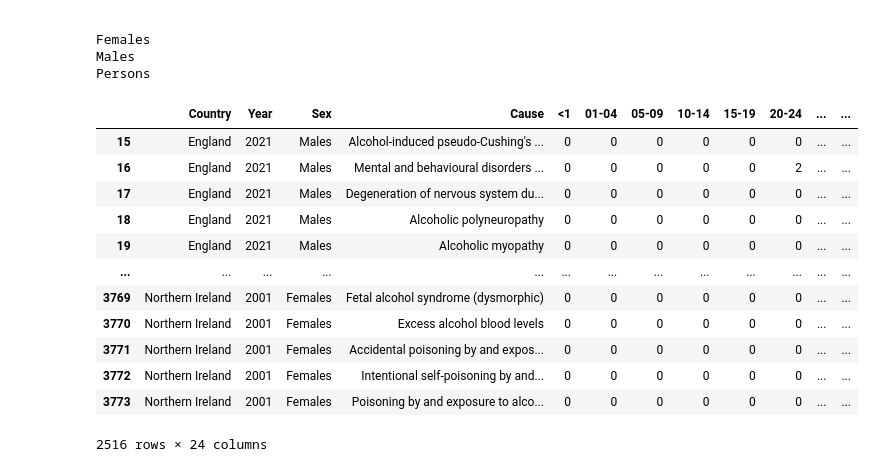
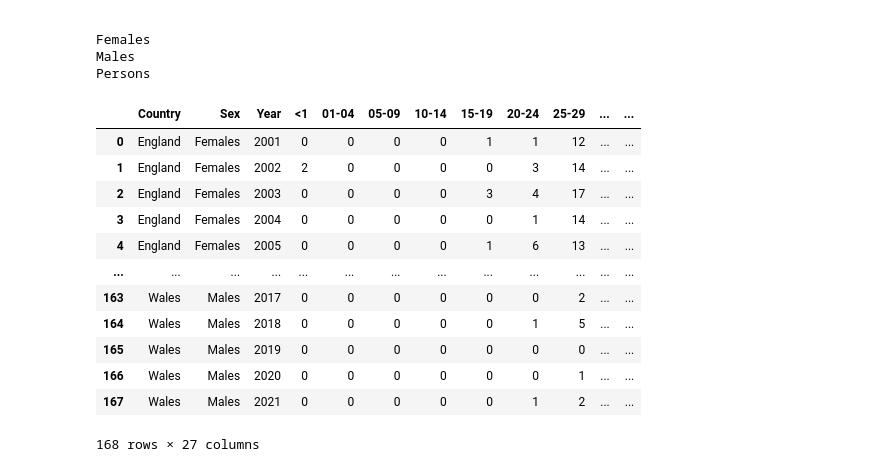
Before and after one commit to jarod-pret/project-group-1, a Jupyter notebook: data_science_project.ipynb, the cells around one changed output. Cells and saved outputs as stored; diff of their text form; code cells hidden in the pictures.

```diff
--- a/data_science_project.ipynb
+++ b/data_science_project.ipynb
@@ -238,7 +232,7 @@ df2 = pd.concat([df2_England, df2_Wales, df2_Scotland, df2_Northern_Ireland], ig
 
 # Rename the columns
 df2 = df2.rename(columns={'Year [note 3]' : 'Year', 'Individual cause of death description' : 'Cause'})
-df3 = df3.rename(columns={'Year [note 3]' : 'Year'})
+df3 = df3.rename(columns={'Year [note 3]' : 'Year', 'Area name' : 'Country'})
 
 # Move the 'Country' column to the first position
 df2.insert(0, 'Country', df2.pop('Country'))
@@ -246,26 +240,32 @@ df2.insert(0, 'Country', df2.pop('Country'))
 # Delete the rows and columns with totals
 df2 = df2[df2['Sex'] != 'Persons']
 df3 = df3[df3['Sex'] != 'Persons']
-df2 = df2.drop(columns=['All ages'])
+# df2 = df2.drop(columns=['All ages'])
 
 # Delete unnecessary rows and columns
-df2 = df2.drop(columns=['ICD-10 code'])
-df3 = df3.drop(columns=['Area code'])
-df3 = df3[df3['Area name'].isin(['England', 'Wales', 'Scotland', 'Northern Ireland'])]
+df2 = df2.drop(columns=['ICD-10 code', 'Cause'])
+df3 = df3.drop(columns=['Area code', 'Number of deaths'])
+df3 = df3[df3['Country'].isin(['England', 'Wales', 'Scotland', 'Northern Ireland'])]
+
+# Group df2 after the deletion of the Cause column
+df2 = df2.groupby(['Country', 'Sex', 'Year']).sum().reset_index()
+
+# Merge the dataframes of df2 and df3
+df = pd.merge(df2, df3, on=['Country', 'Sex', 'Year'])
 # %%
 # View the data
-df2
+df
 # %% [output]
-|  | Country | Year | Sex | Cause | <1 | 01-04 | 05-09 | 10-14 | 15-19 | 20-24 | ... | ... |
-| 15 | England | 2021 | Males | Alcohol-induced pseudo-Cushing's ... | 0 | 0 | 0 | 0 | 0 | 0 | ... | ... |
-| 16 | England | 2021 | Males | Mental and behavioural disorders ... | 0 | 0 | 0 | 0 | 0 | 2 | ... | ... |
-| 17 | England | 2021 | Males | Degeneration of nervous system du... | 0 | 0 | 0 | 0 | 0 | 0 | ... | ... |
-| 18 | England | 2021 | Males | Alcoholic polyneuropathy | 0 | 0 | 0 | 0 | 0 | 0 | ... | ... |
-| 19 | England | 2021 | Males | Alcoholic myopathy | 0 | 0 | 0 | 0 | 0 | 0 | ... | ... |
+|  | Country | Sex | Year | <1 | 01-04 | 05-09 | 10-14 | 15-19 | 20-24 | 25-29 | ... | ... |
+| 0 | England | Females | 2001 | 0 | 0 | 0 | 0 | 1 | 1 | 12 | ... | ... |
+| 1 | England | Females | 2002 | 2 | 0 | 0 | 0 | 0 | 3 | 14 | ... | ... |
+| 2 | England | Females | 2003 | 0 | 0 | 0 | 0 | 3 | 4 | 17 | ... | ... |
+| 3 | England | Females | 2004 | 0 | 0 | 0 | 0 | 0 | 1 | 14 | ... | ... |
+| 4 | England | Females | 2005 | 0 | 0 | 0 | 0 | 1 | 6 | 13 | ... | ... |
 | ... | ... | ... | ... | ... | ... | ... | ... | ... | ... | ... | ... | ... |
-| 3769 | Northern Ireland | 2001 | Females | Fetal alcohol syndrome (dysmorphic) | 0 | 0 | 0 | 0 | 0 | 0 | ... | ... |
-| 3770 | Northern Ireland | 2001 | Females | Excess alcohol blood levels | 0 | 0 | 0 | 0 | 0 | 0 | ... | ... |
-| 3771 | Northern Ireland | 2001 | Females | Accidental poisoning by and expos... | 0 | 0 | 0 | 0 | 0 | 0 | ... | ... |
-| 3772 | Northern Ireland | 2001 | Females | Intentional self-poisoning by and... | 0 | 0 | 0 | 0 | 0 | 0 | ... | ... |
-| 3773 | Northern Ireland | 2001 | Females | Poisoning by and exposure to alco... | 0 | 0 | 0 | 0 | 0 | 0 | ... | ... |
+| 163 | Wales | Males | 2017 | 0 | 0 | 0 | 0 | 0 | 0 | 2 | ... | ... |
+| 164 | Wales | Males | 2018 | 0 | 0 | 0 | 0 | 0 | 1 | 5 | ... | ... |
+| 165 | Wales | Males | 2019 | 0 | 0 | 0 | 0 | 0 | 0 | 0 | ... | ... |
+| 166 | Wales | Males | 2020 | 0 | 0 | 0 | 0 | 0 | 0 | 1 | ... | ... |
+| 167 | Wales | Males | 2021 | 0 | 0 | 0 | 0 | 0 | 1 | 2 | ... | ... |
-2516 rows × 24 columns
+168 rows × 27 columns
```
Also changed, not shown: parts of 4 cells of this notebook.
